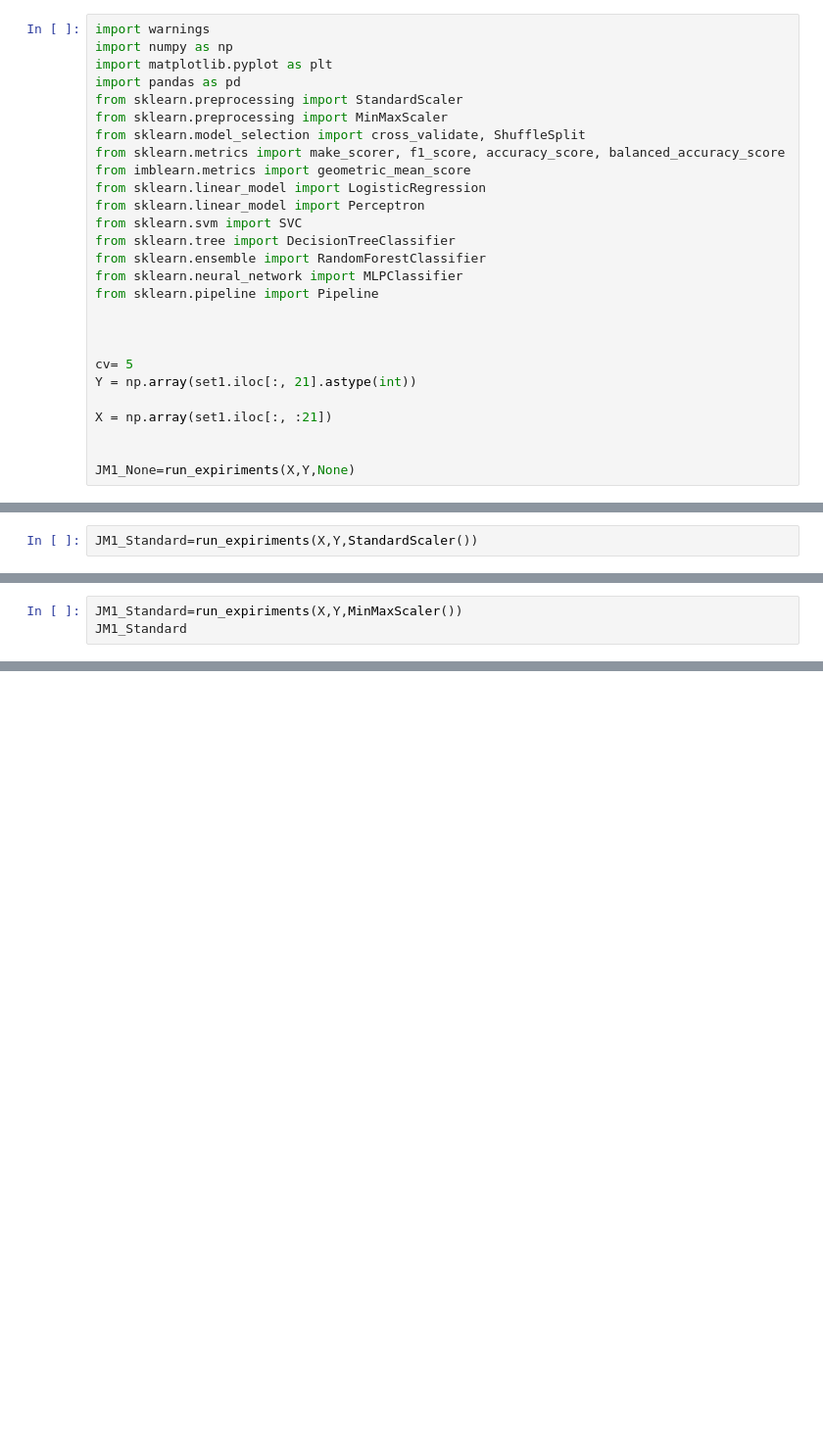
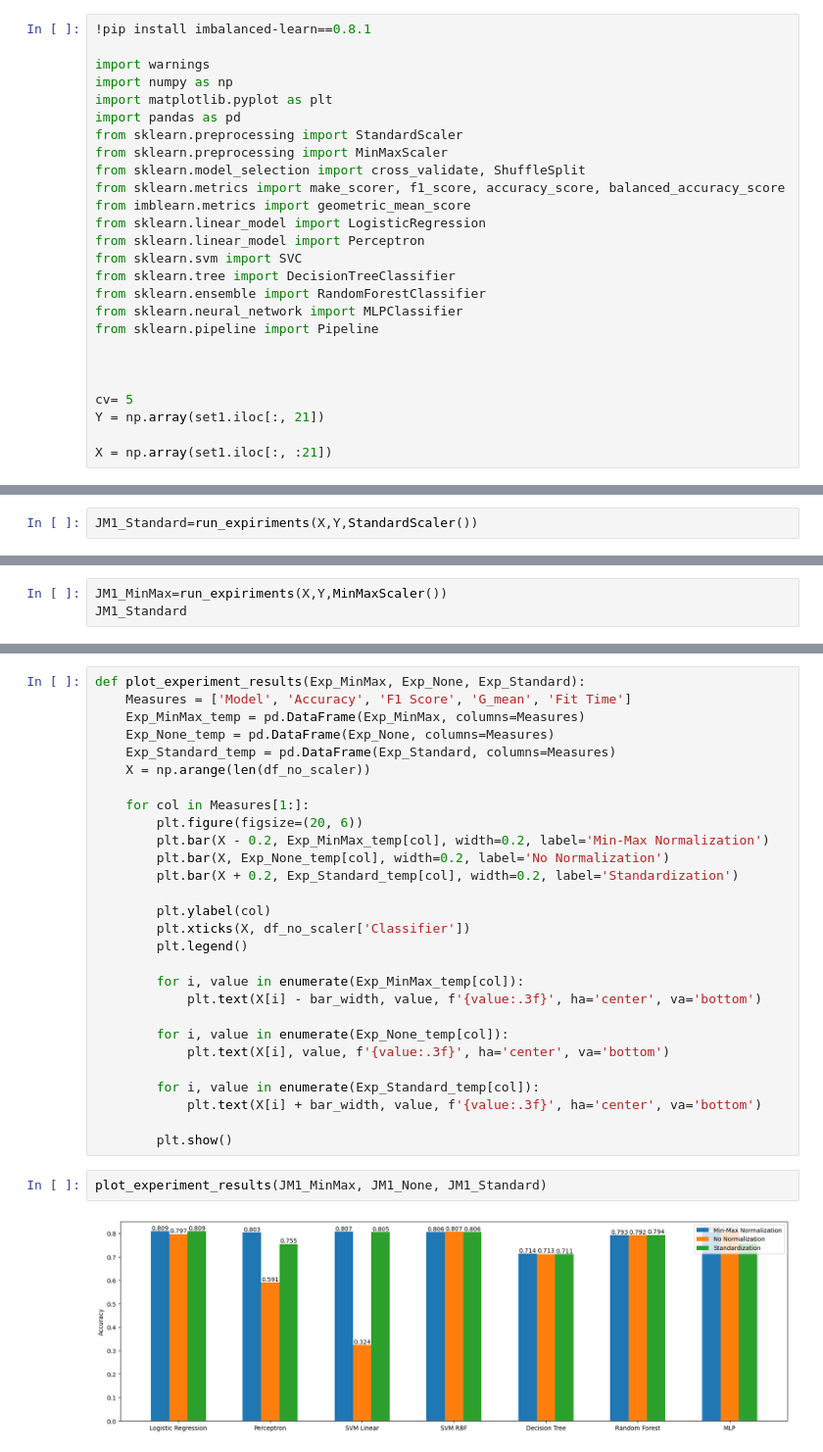
Before and after one commit to mihh3/mlpr, a Jupyter notebook: Exec.ipynb, the cells around one changed output, grey strips where cells are left out. Shown at 98% size. Drawn from its saved outputs; the diff is of its cells as text; blank space fills up the shorter version.

```diff
--- a/Exec.ipynb
+++ b/Exec.ipynb
@@ -219,6 +212,8 @@ def run_expiriments(X, Y, scaler):
     final_result_table = pd.concat(result_tables, ignore_index=True)
     return final_result_table
 # %%
+!pip install imbalanced-learn==0.8.1
+
 import warnings
 import numpy as np
 import matplotlib.pyplot as plt
@@ -239,10 +234,7 @@ from sklearn.pipeline import Pipeline
 
 
 cv= 5
-Y = np.array(set1.iloc[:, 21].astype(int))
+Y = np.array(set1.iloc[:, 21])
 
 X = np.array(set1.iloc[:, :21])
-
-
-JM1_None=run_expiriments(X,Y,None)
 # %% [output]
@@ -263,3 +275,0 @@ The results are a little bit improved compared with no Standard Scaler,but with
-# %%
-JM1_Standard=run_expiriments(X,Y,MinMaxScaler())
-JM1_Standard
@@ -626,0 +276,3 @@ Text(0, 0.5, 'Ratings')
+# %%
+JM1_MinMax=run_expiriments(X,Y,MinMaxScaler())
+JM1_Standard
@@ -626,0 +299,32 @@ Text(0, 0.5, 'Ratings')
+# %%
+def plot_experiment_results(Exp_MinMax, Exp_None, Exp_Standard):
+    Measures = ['Model', 'Accuracy', 'F1 Score', 'G_mean', 'Fit Time']
+    Exp_MinMax_temp = pd.DataFrame(Exp_MinMax, columns=Measures)
+    Exp_None_temp = pd.DataFrame(Exp_None, columns=Measures)
+    Exp_Standard_temp = pd.DataFrame(Exp_Standard, columns=Measures)
+    X = np.arange(len(df_no_scaler))
+
+    for col in Measures[1:]:
+        plt.figure(figsize=(20, 6))
+        plt.bar(X - 0.2, Exp_MinMax_temp[col], width=0.2, label='Min-Max Normalization')
+        plt.bar(X, Exp_None_temp[col], width=0.2, label='No Normalization')
+        plt.bar(X + 0.2, Exp_Standard_temp[col], width=0.2, label='Standardization')
+
+        plt.ylabel(col)
+        plt.xticks(X, df_no_scaler['Classifier'])
+        plt.legend()
+
+        for i, value in enumerate(Exp_MinMax_temp[col]):
+            plt.text(X[i] - bar_width, value, f'{value:.3f}', ha='center', va='bottom')
+
+        for i, value in enumerate(Exp_None_temp[col]):
+            plt.text(X[i], value, f'{value:.3f}', ha='center', va='bottom')
+
+        for i, value in enumerate(Exp_Standard_temp[col]):
+            plt.text(X[i] + bar_width, value, f'{value:.3f}', ha='center', va='bottom')
+
+        plt.show()
+# %%
+plot_experiment_results(JM1_MinMax, JM1_None, JM1_Standard)
+# %% [output]
+[figure, added]
```
Also changed, not shown: parts of 55 cells of this notebook.
